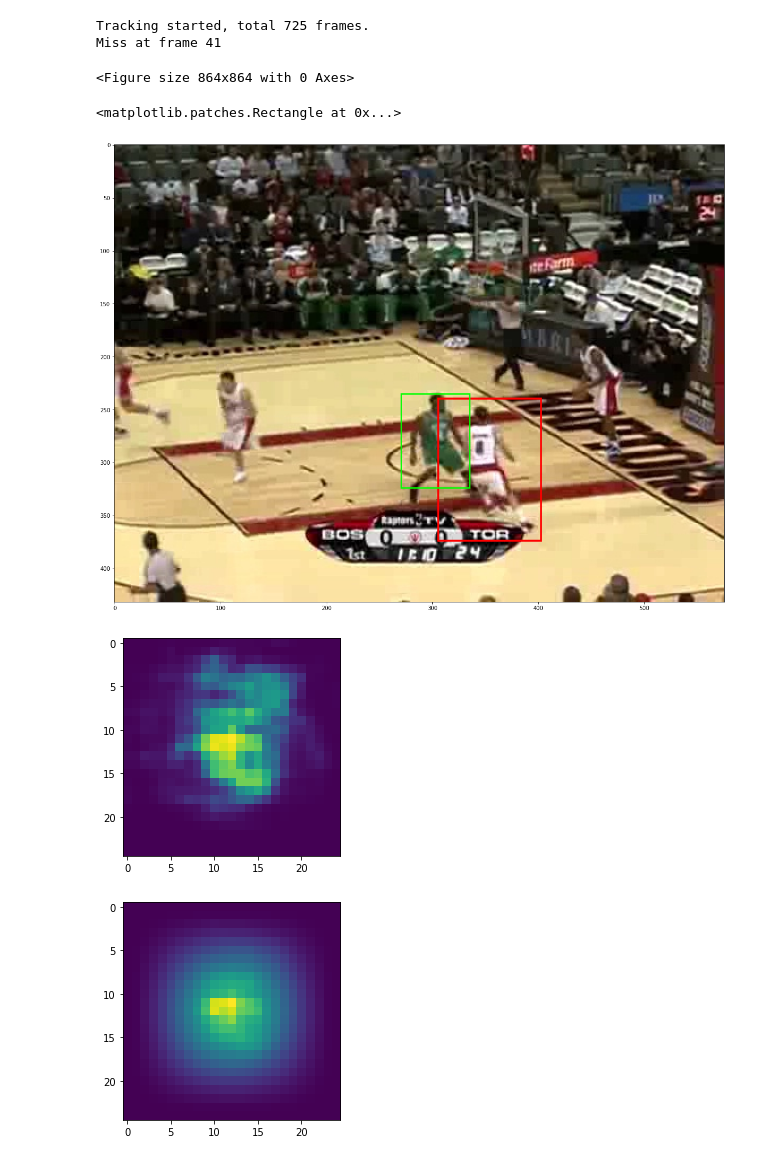
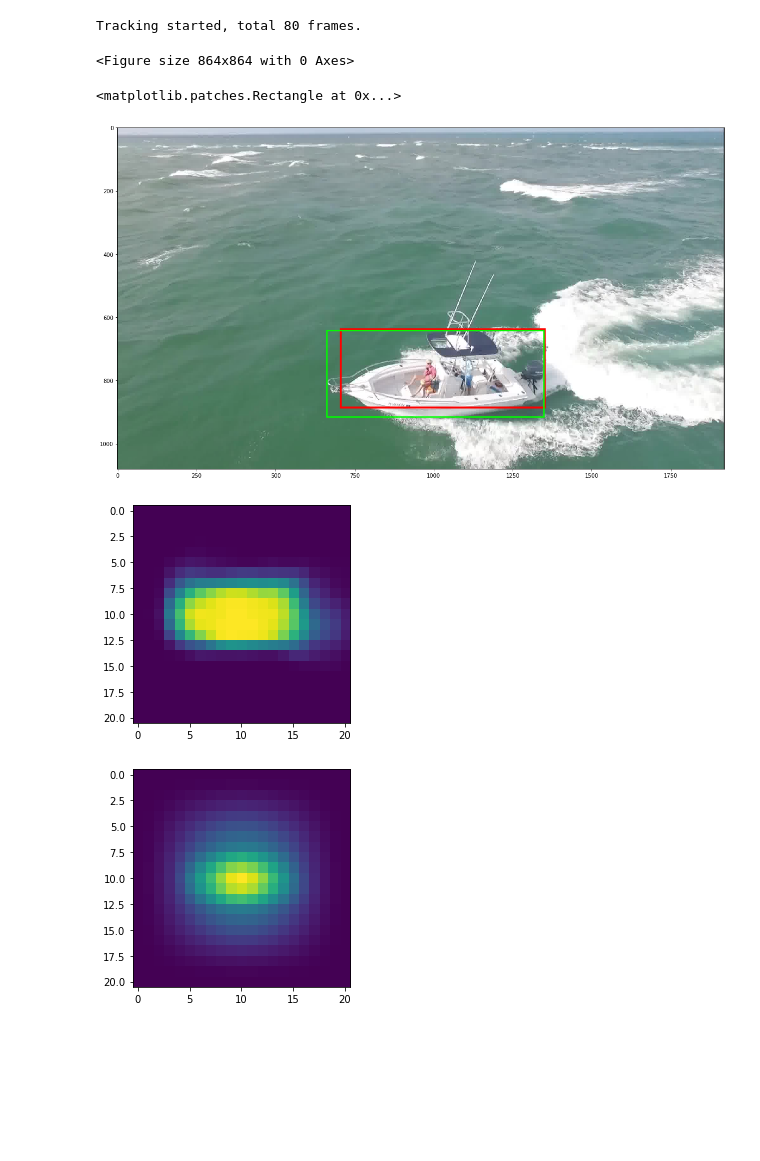
Before and after one commit to eldercrow/tracking-pytorch, a Jupyter notebook: notebook/predict.ipynb, the cells around one changed output. Drawn from its saved outputs; the diff is of its cells as text; code cells hidden in the pictures; blank space fills up the shorter version.

```diff
--- a/notebook/predict.ipynb
+++ b/notebook/predict.ipynb
@@ -22,6 +22,6 @@ os.environ['CUDA_VISIBLE_DEVICES'] = '0'
 # fn_config = 'experiments/baseline/config.yaml'
 # snapshot = 'experiments/baseline/snapshot/checkpoint_e99.pth'
 fn_config = '/home/hyunjoon/github/tracking-pytorch/experiments/siamcar_mobilenetv2_2gpu/config.yaml'
-snapshot = '/home/hyunjoon/github/tracking-pytorch/experiments/siamcar_mobilenetv2_2gpu/snapshot/checkpoint_e18.pth'
+snapshot = '/home/hyunjoon/github/tracking-pytorch/experiments/siamcar_mobilenetv2_2gpu/snapshot/checkpoint_e20.pth'
 # %%
 cfg.merge_from_file(fn_config)
@@ -40,10 +40,10 @@ tracker = build_tracker(model)
 # test image sequence
 test_name = 'basketball'
 
-# path_seq = '~/dataset/got-10k/val/GOT-10k_Val_000009'
-# fn_gt = '~/dataset/got-10k/val/GOT-10k_Val_000009/groundtruth.txt'
-path_seq = '/home/hyunjoon/dataset/vot2018/{}/'.format(test_name)
-fn_gt = '/home/hyunjoon/dataset/vot2018/{}/groundtruth.txt'.format(test_name)
+path_seq = '~/dataset/got-10k/val/GOT-10k_Val_000003'
+fn_gt = '~/dataset/got-10k/val/GOT-10k_Val_000003/groundtruth.txt'
+# path_seq = '/home/hyunjoon/dataset/vot2018/{}/'.format(test_name)
+# fn_gt = '/home/hyunjoon/dataset/vot2018/{}/groundtruth.txt'.format(test_name)
 
 path_seq = os.path.expanduser(path_seq)
 fn_gt = os.path.expanduser(fn_gt)
@@ -96,7 +96,9 @@ for ii, fn in enumerate(files_seq[1:], 1):
     gt_bb = gt_seq[ii]
     iou = _iou(rbb, gt_bb)
 
-#     if ii > 10:
+#     if ii > 1:
+#         break
+#     if ii > 20:
 #         break
 
     if iou < 0.3:
@@ -119,8 +121,7 @@ for ii, fn in enumerate(files_seq[1:], 1):
     plt.savefig('./result_images/{}/res_{:04d}.png'.format(test_name, ii))
     plt.clf()
 # %% [output]
-Tracking started, total 725 frames.
-Miss at frame 41
+Tracking started, total 80 frames.
 <Figure size 864x864 with 0 Axes>
 # %%
 plt.figure(figsize=(20,20))
@@ -139,19 +140,19 @@ rect = plt.Rectangle((gtbb[0], gtbb[1]),
 plt.gca().add_patch(rect)
 # %% [output]
 <matplotlib.patches.Rectangle at 0x...>
-[figure, old version]
+[figure, new version]
 # %%
-score = res['score'].reshape((25, 25))
+score = res['score'].reshape((21, 21))
 plt.imshow(score)
 plt.savefig('./result_images/{}/score_{:04d}.png'.format(test_name, ii))
 # plt.close('all')
 # %% [output]
-[figure, old version]
+[figure, new version]
 # %%
-pscore = res['pscore'].reshape((25, 25))
+pscore = res['pscore'].reshape((21, 21))
 plt.imshow(pscore)
 plt.savefig('./result_images/{}/pscore_{:04d}.png'.format(test_name, ii))
 # plt.close('all')
 # %% [output]
-[figure, old version]
+[figure, new version]
 # %%
```
Also changed, not shown: parts of 4 cells of this notebook, 10 other files.
